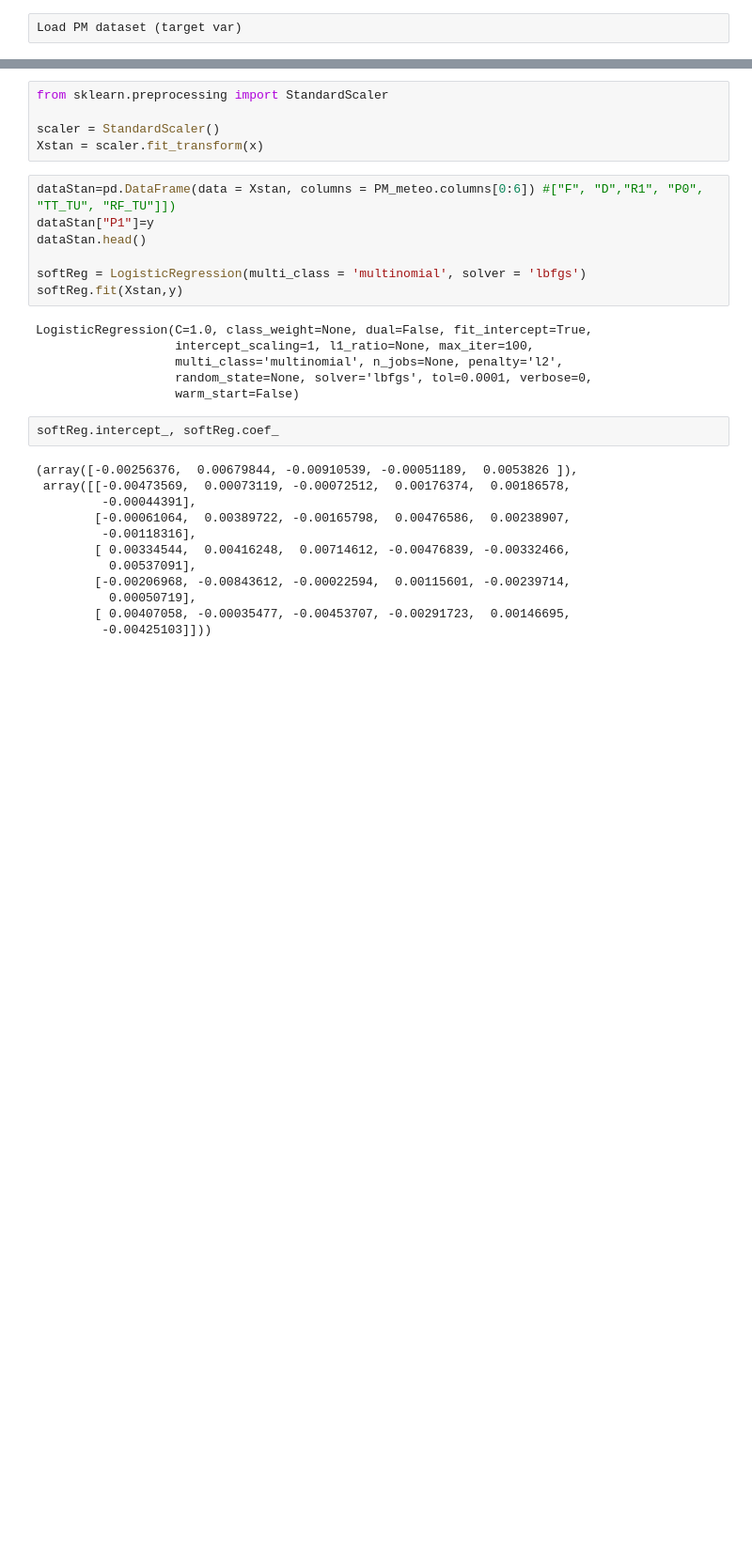
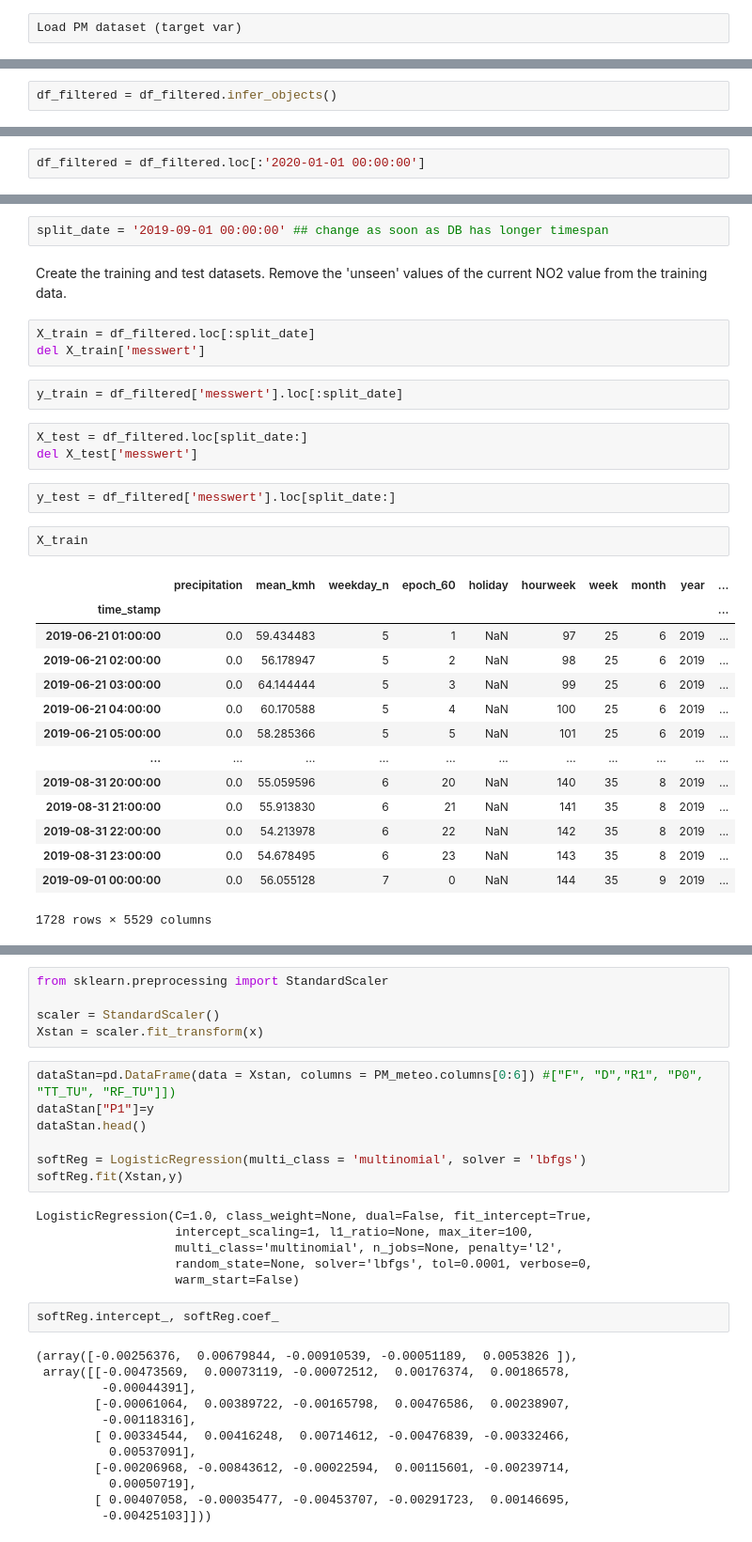
Before and after one commit to AnnaBooki/ml_test, a Jupyter notebook: Softmax_REG.ipynb, the cells around one changed output, grey strips where cells are left out. Shown: that part at 94% size. Drawn from its saved outputs; the diff is of its cells as text; blank space fills up the shorter version.

```diff
--- a/Softmax_REG.ipynb
+++ b/Softmax_REG.ipynb
@@ -168,0 +283,2 @@ print(y_test.shape)
+# %%
+df_filtered = df_filtered.infer_objects()
@@ -168,0 +287,2 @@ print(y_test.shape)
+# %%
+df_filtered = df_filtered.loc[:'2020-01-01 00:00:00']
@@ -168,0 +291,31 @@ print(y_test.shape)
+# %%
+split_date = '2019-09-01 00:00:00' ## change as soon as DB has longer timespan
+# %% [markdown]
+Create the training and test datasets. Remove the 'unseen' values of the current NO2 value from the training data.
+# %%
+X_train = df_filtered.loc[:split_date]
+del X_train['messwert']
+# %%
+y_train = df_filtered['messwert'].loc[:split_date]
+# %%
+X_test = df_filtered.loc[split_date:]
+del X_test['messwert']
+# %%
+y_test = df_filtered['messwert'].loc[split_date:]
+# %%
+X_train
+# %% [output]
+|  | precipitation | mean_kmh | weekday_n | epoch_60 | holiday | hourweek | week | month | year | ... |
+| time_stamp |  |  |  |  |  |  |  |  |  | ... |
+| 2019-06-21 01:00:00 | 0.0 | 59.434483 | 5 | 1 | NaN | 97 | 25 | 6 | 2019 | ... |
+| 2019-06-21 02:00:00 | 0.0 | 56.178947 | 5 | 2 | NaN | 98 | 25 | 6 | 2019 | ... |
+| 2019-06-21 03:00:00 | 0.0 | 64.144444 | 5 | 3 | NaN | 99 | 25 | 6 | 2019 | ... |
+| 2019-06-21 04:00:00 | 0.0 | 60.170588 | 5 | 4 | NaN | 100 | 25 | 6 | 2019 | ... |
+| 2019-06-21 05:00:00 | 0.0 | 58.285366 | 5 | 5 | NaN | 101 | 25 | 6 | 2019 | ... |
+| ... | ... | ... | ... | ... | ... | ... | ... | ... | ... | ... |
+| 2019-08-31 20:00:00 | 0.0 | 55.059596 | 6 | 20 | NaN | 140 | 35 | 8 | 2019 | ... |
+| 2019-08-31 21:00:00 | 0.0 | 55.913830 | 6 | 21 | NaN | 141 | 35 | 8 | 2019 | ... |
+| 2019-08-31 22:00:00 | 0.0 | 54.213978 | 6 | 22 | NaN | 142 | 35 | 8 | 2019 | ... |
+| 2019-08-31 23:00:00 | 0.0 | 54.678495 | 6 | 23 | NaN | 143 | 35 | 8 | 2019 | ... |
+| 2019-09-01 00:00:00 | 0.0 | 56.055128 | 7 | 0 | NaN | 144 | 35 | 9 | 2019 | ... |
+1728 rows × 5529 columns
```
Also changed, not shown: parts of 65 cells of this notebook.
